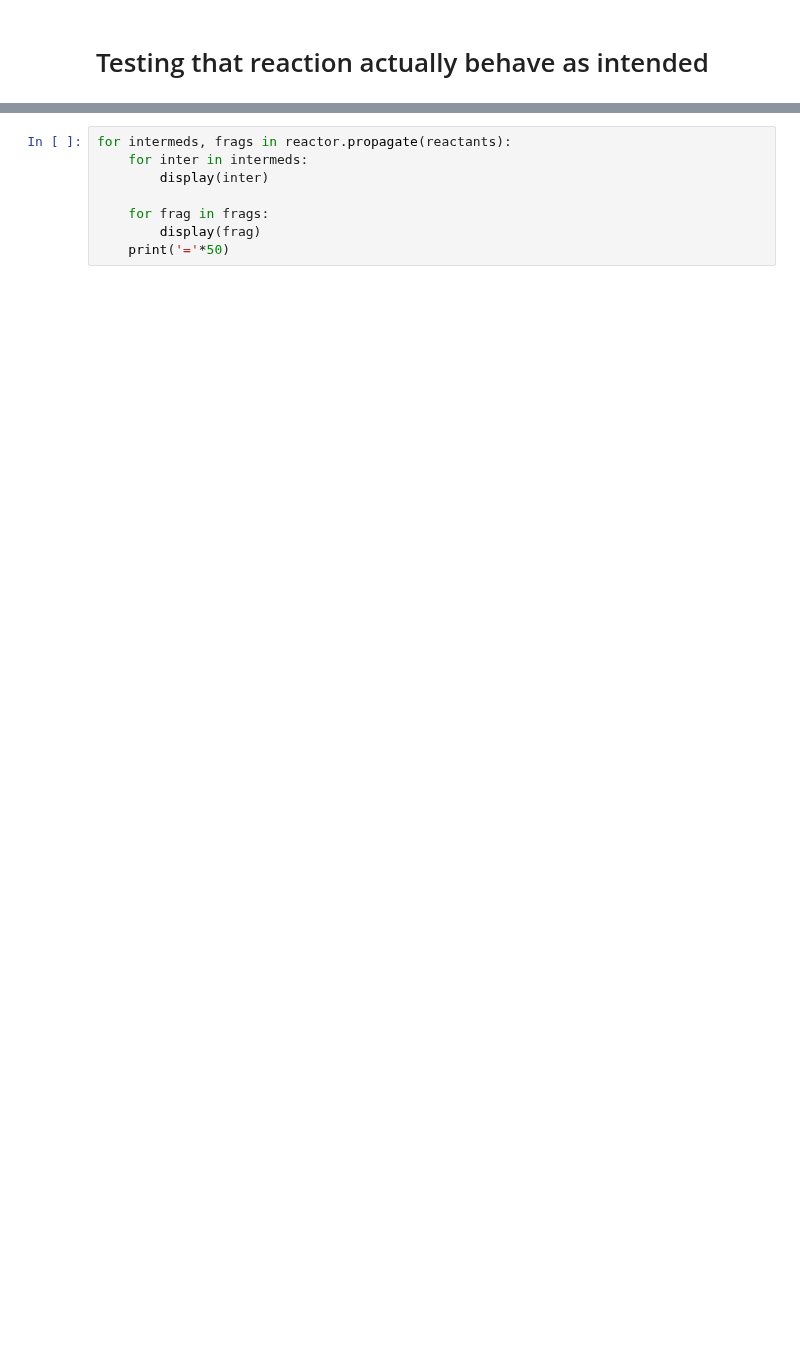
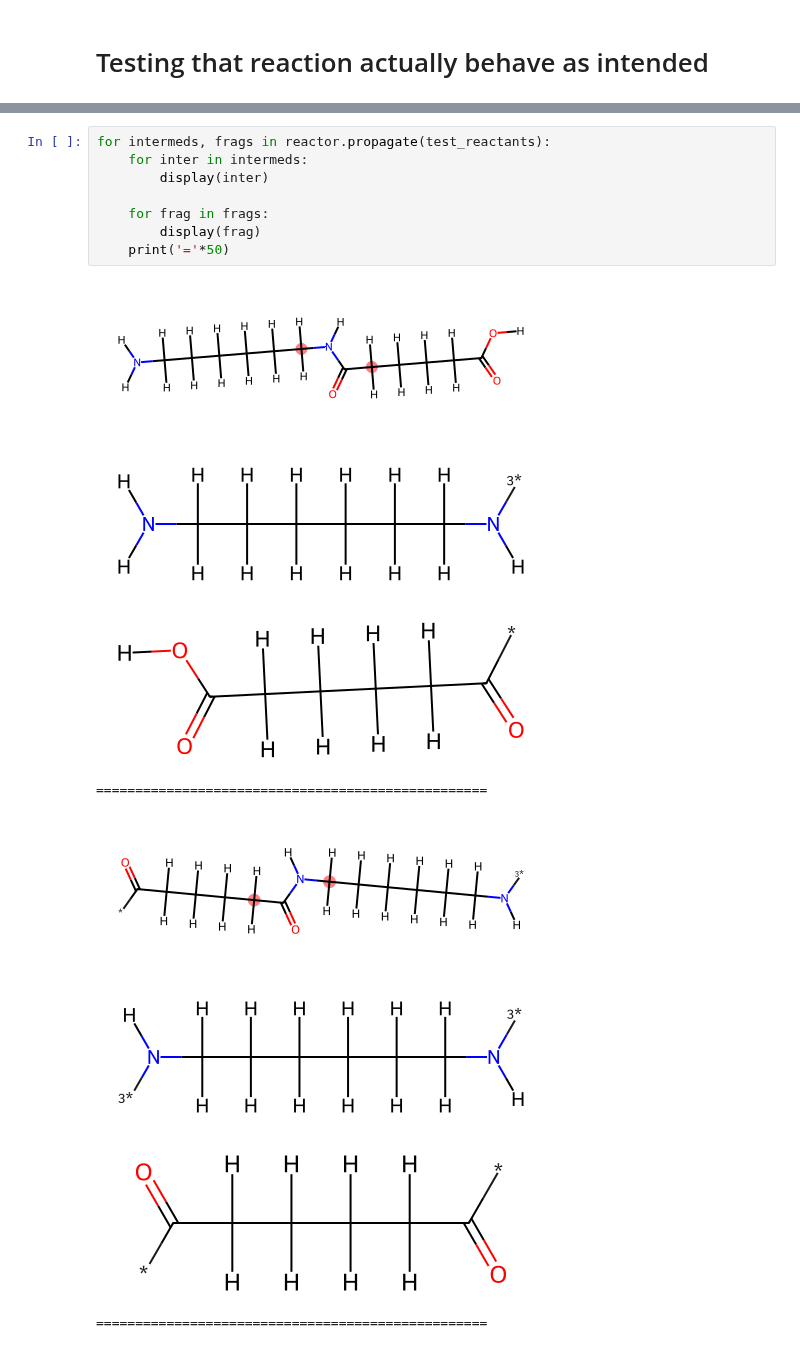
Before and after one commit to jlaw9/2026_polymer_build_workflow, a Jupyter notebook: reaction_def.ipynb, the cells around one changed output, grey strips where cells are left out. Cells and saved outputs as stored; diff of their text form; blank space fills up the shorter version.

```diff
--- a/reaction_def.ipynb
+++ b/reaction_def.ipynb
@@ -310,8 +97,17 @@ for product in reactor.react(reactants):
 # %%
-for intermeds, frags in reactor.propagate(reactants):
+for intermeds, frags in reactor.propagate(test_reactants):
     for inter in intermeds:
         display(inter)
 
     for frag in frags:
         display(frag)
     print('='*50)
+# %% [output]
+[figure, added]
+[figure, added]
+[figure, added]
+==================================================
+[figure, added]
+[figure, added]
+[figure, added]
+==================================================
```
Also changed, not shown: parts of 24 cells of this notebook, 25 other files.
